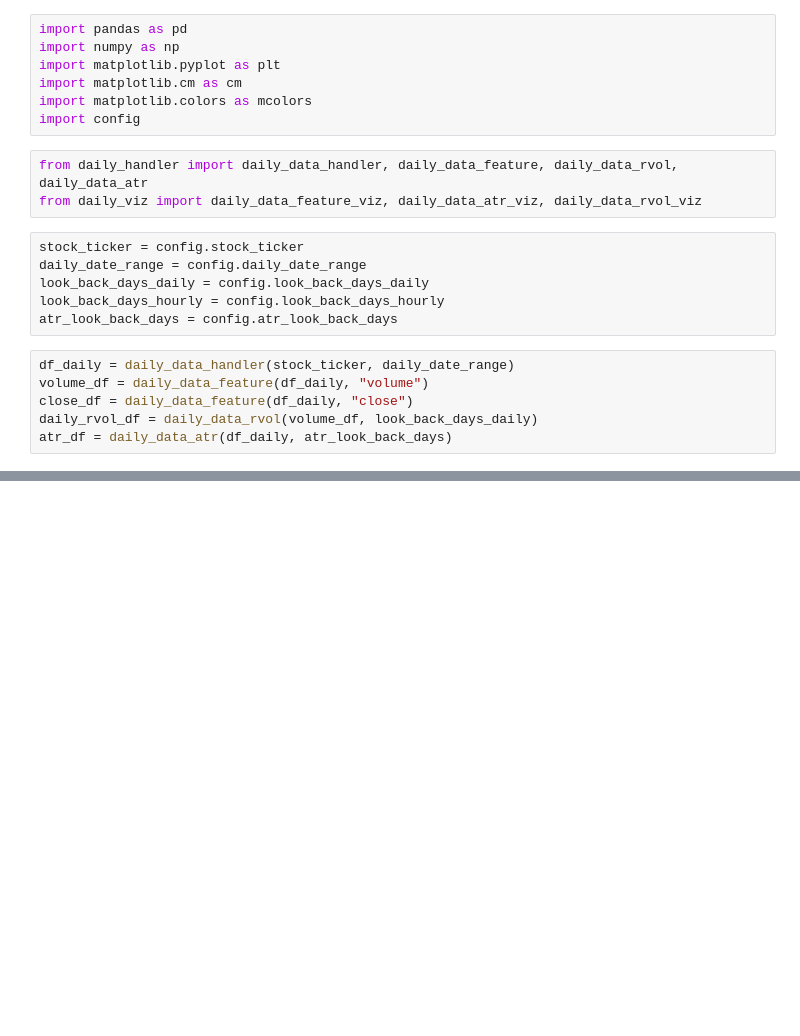
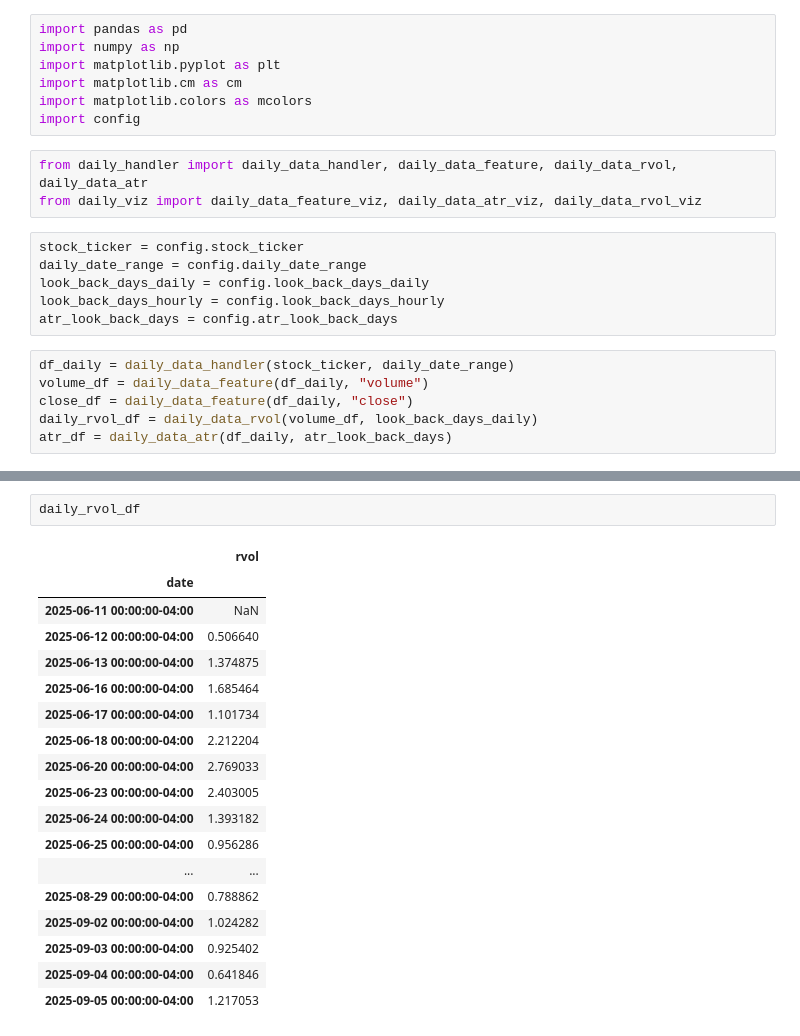
Before and after one commit to LINGUOREN369/ATR-Sigma_RVOL_Strategy, a Jupyter notebook: daily_test.ipynb, the cells around one changed output, grey strips where cells are left out. Saved outputs shown, nothing was run; the diff lists cells and outputs as text; blank space fills up the shorter version.

```diff
--- a/daily_test.ipynb
+++ b/daily_test.ipynb
@@ -40,0 +80,21 @@ daily_data_rvol_viz(daily_rvol_df, look_back_days_daily)
+# %%
+daily_rvol_df
+# %% [output]
+|  | rvol |
+| date |  |
+| 2025-06-11 00:00:00-04:00 | NaN |
+| 2025-06-12 00:00:00-04:00 | 0.506640 |
+| 2025-06-13 00:00:00-04:00 | 1.374875 |
+| 2025-06-16 00:00:00-04:00 | 1.685464 |
+| 2025-06-17 00:00:00-04:00 | 1.101734 |
+| 2025-06-18 00:00:00-04:00 | 2.212204 |
+| 2025-06-20 00:00:00-04:00 | 2.769033 |
+| 2025-06-23 00:00:00-04:00 | 2.403005 |
+| 2025-06-24 00:00:00-04:00 | 1.393182 |
+| 2025-06-25 00:00:00-04:00 | 0.956286 |
+| ... | ... |
+| 2025-08-29 00:00:00-04:00 | 0.788862 |
+| 2025-09-02 00:00:00-04:00 | 1.024282 |
+| 2025-09-03 00:00:00-04:00 | 0.925402 |
+| 2025-09-04 00:00:00-04:00 | 0.641846 |
+| 2025-09-05 00:00:00-04:00 | 1.217053 |
```
Also changed, not shown: parts of 6 cells of this notebook, 11 other files.
